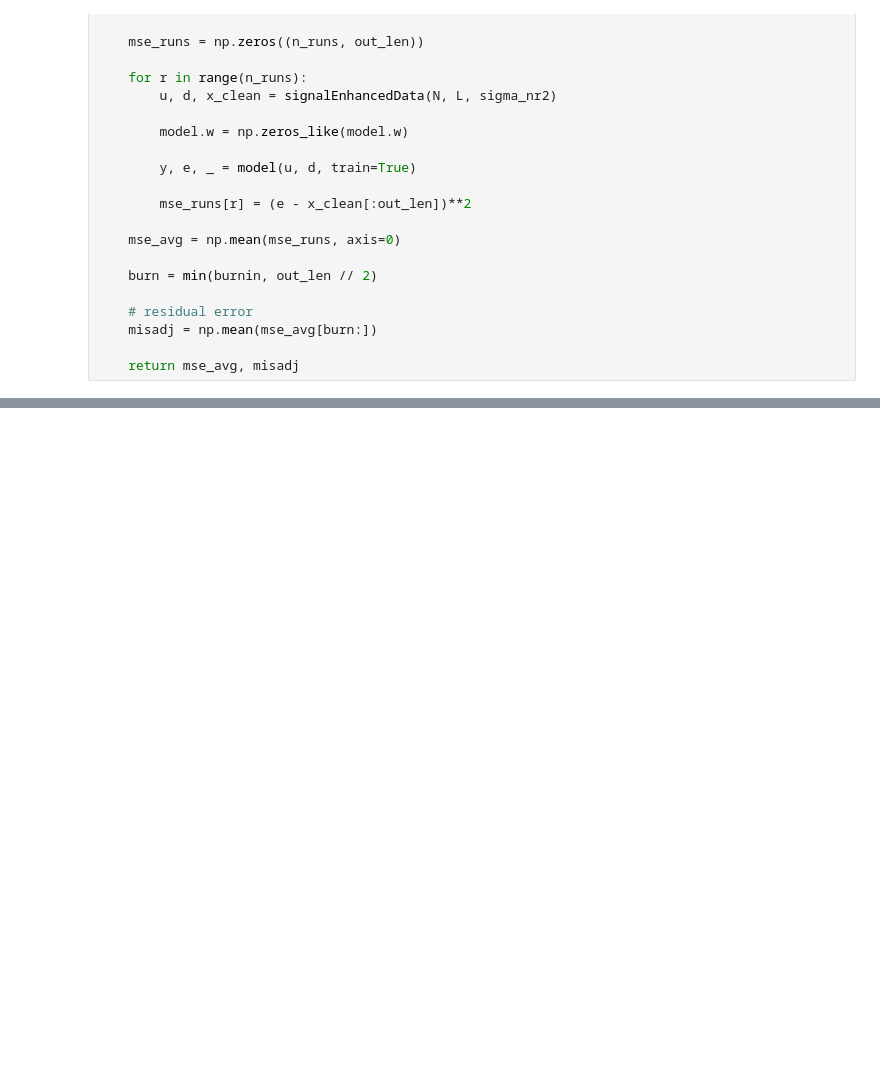
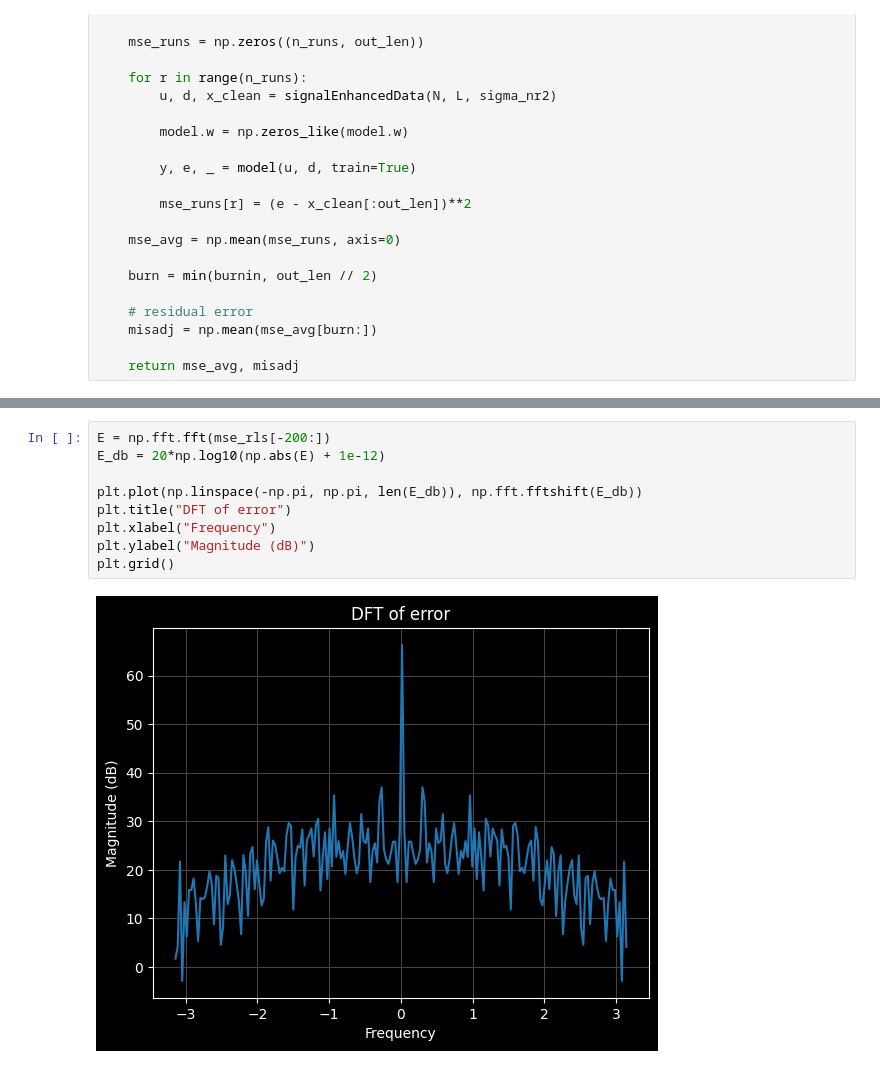
Before and after one commit to murumura/adsp, a Jupyter notebook: Diniz-Chap5-SigEnhanced.ipynb, the cells around one changed output, grey strips where cells are left out. Cells and saved outputs as stored; diff of their text form; blank space fills up the shorter version.

```diff
--- a/Diniz-Chap5-SigEnhanced.ipynb
+++ b/Diniz-Chap5-SigEnhanced.ipynb
@@ -133,0 +164,11 @@ LMS residual: 11.47324194831762
+# %%
+E = np.fft.fft(mse_rls[-200:])
+E_db = 20*np.log10(np.abs(E) + 1e-12)
+
+plt.plot(np.linspace(-np.pi, np.pi, len(E_db)), np.fft.fftshift(E_db))
+plt.title("DFT of error")
+plt.xlabel("Frequency")
+plt.ylabel("Magnitude (dB)")
+plt.grid()
+# %% [output]
+[figure, added]
```
Also changed, not shown: parts of 6 cells of this notebook, 1 other file.
